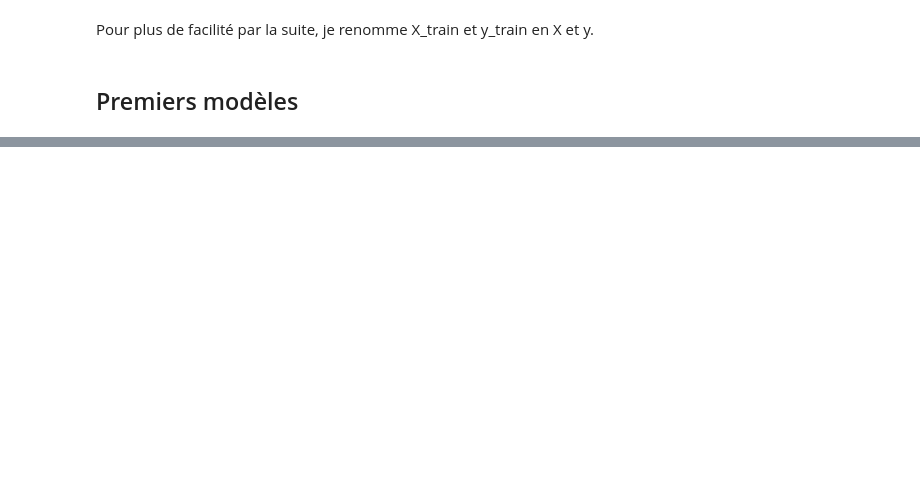
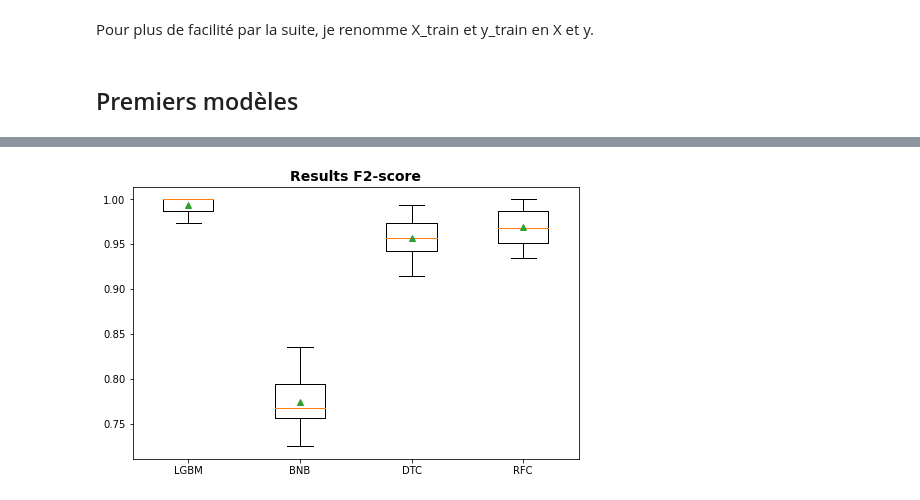
Before and after one commit to SandrineDumas/Projet_7_OCR, a Jupyter notebook: Notebook/Projet_7.ipynb, the cells around one changed output, grey strips where cells are left out. Drawn from its saved outputs; the diff is of its cells as text; code cells hidden in the pictures; blank space fills up the shorter version.

```diff
--- a/Notebook/Projet_7.ipynb
+++ b/Notebook/Projet_7.ipynb
@@ -1002,0 +1180,10 @@ results.to_csv("Results_frac_010.csv")
+# %%
+fig = plt.figure(figsize = (8,5))
+
+ax = fig.add_subplot(111)
+ax.boxplot(results_F2, labels=names, showmeans=True)
+ax.set_title('Results F2-score', fontsize=14, fontweight='bold')
+
+plt.show()
+# %% [output]
+[figure, added]
```
Also changed, not shown: parts of 21 cells of this notebook.
